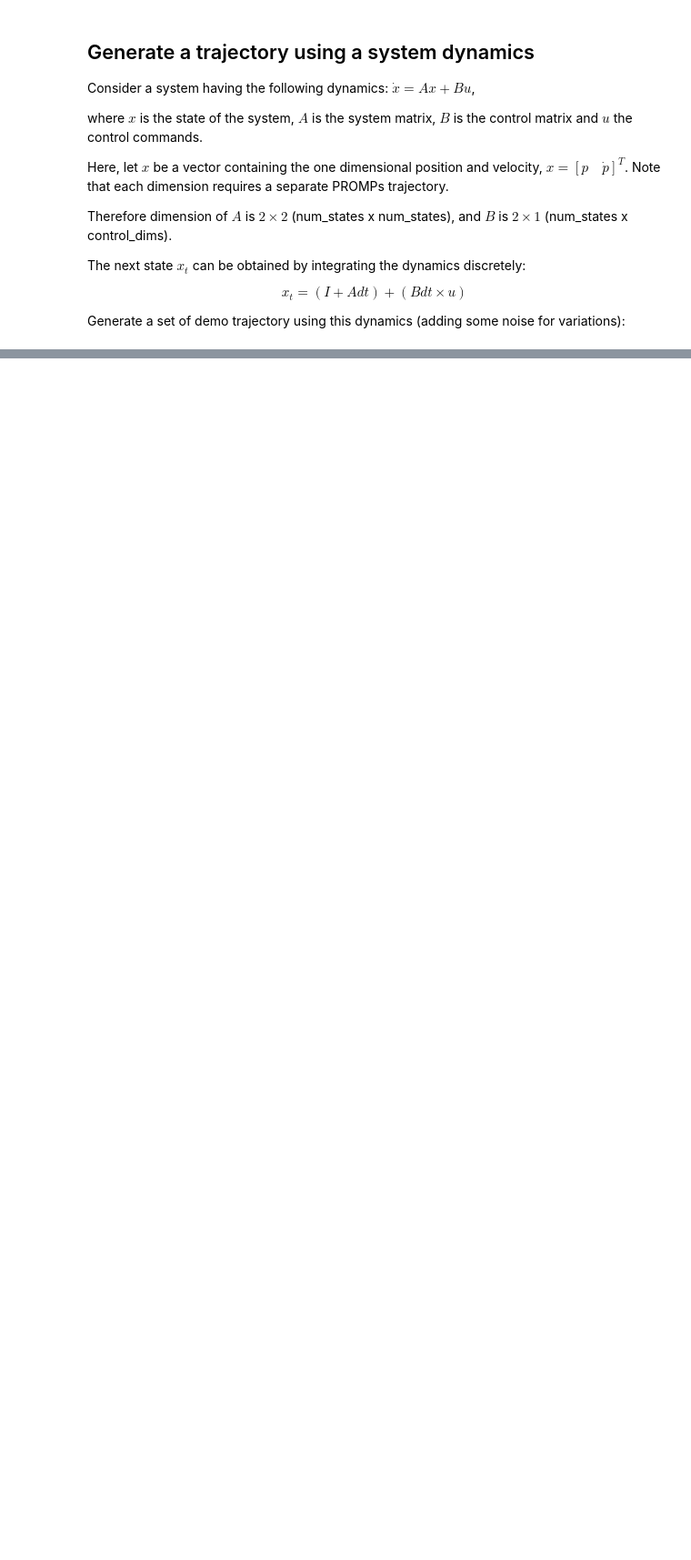
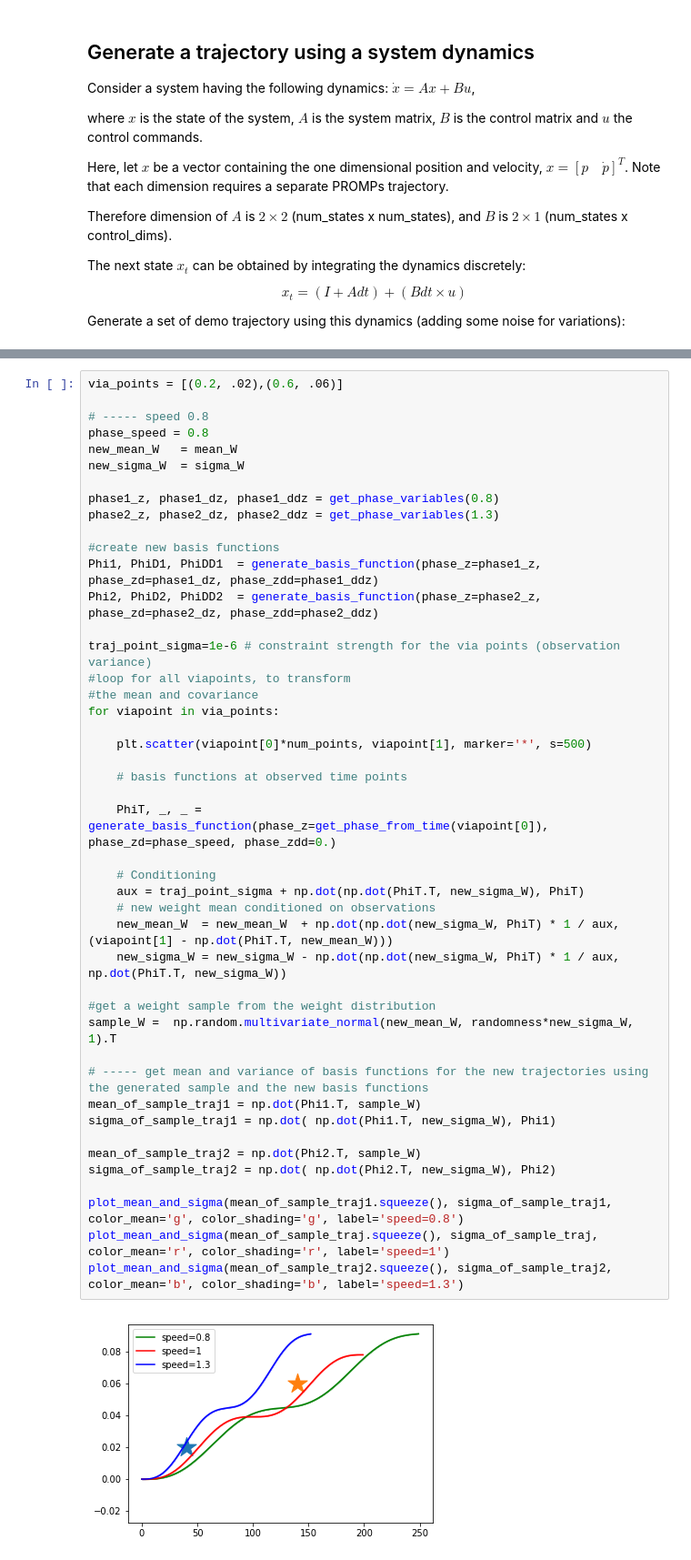
Before and after one commit to justagist/promps_learn, a Jupyter notebook: notebook/promps_demo.ipynb, the cells around one changed output, grey strips where cells are left out. Shown: that part at 91% size. Drawn from its saved outputs; the diff is of its cells as text; blank space fills up the shorter version.

```diff
--- a/notebook/promps_demo.ipynb
+++ b/notebook/promps_demo.ipynb
@@ -73,0 +295,47 @@ plt.plot(demo_list[0])
+# %%
+via_points = [(0.2, .02),(0.6, .06)]
+
+# ----- speed 0.8
+phase_speed = 0.8
+new_mean_W   = mean_W
+new_sigma_W  = sigma_W
+
+phase1_z, phase1_dz, phase1_ddz = get_phase_variables(0.8)
+phase2_z, phase2_dz, phase2_ddz = get_phase_variables(1.3)
+
+#create new basis functions
+Phi1, PhiD1, PhiDD1  = generate_basis_function(phase_z=phase1_z, phase_zd=phase1_dz, phase_zdd=phase1_ddz)
+Phi2, PhiD2, PhiDD2  = generate_basis_function(phase_z=phase2_z, phase_zd=phase2_dz, phase_zdd=phase2_ddz)
+
+traj_point_sigma=1e-6 # constraint strength for the via points (observation variance)
+#loop for all viapoints, to transform
+#the mean and covariance
+for viapoint in via_points:
+
+    plt.scatter(viapoint[0]*num_points, viapoint[1], marker='*', s=500)
+
+    # basis functions at observed time points
+
+    PhiT, _, _ = generate_basis_function(phase_z=get_phase_from_time(viapoint[0]), phase_zd=phase_speed, phase_zdd=0.)
+
+    # Conditioning
+    aux = traj_point_sigma + np.dot(np.dot(PhiT.T, new_sigma_W), PhiT)
+    # new weight mean conditioned on observations
+    new_mean_W  = new_mean_W  + np.dot(np.dot(new_sigma_W, PhiT) * 1 / aux, (viapoint[1] - np.dot(PhiT.T, new_mean_W)))
+    new_sigma_W = new_sigma_W - np.dot(np.dot(new_sigma_W, PhiT) * 1 / aux, np.dot(PhiT.T, new_sigma_W))
+
+#get a weight sample from the weight distribution
+sample_W =  np.random.multivariate_normal(new_mean_W, randomness*new_sigma_W, 1).T
+
+# ----- get mean and variance of basis functions for the new trajectories using the generated sample and the new basis functions
+mean_of_sample_traj1 = np.dot(Phi1.T, sample_W)
+sigma_of_sample_traj1 = np.dot( np.dot(Phi1.T, new_sigma_W), Phi1)
+
+mean_of_sample_traj2 = np.dot(Phi2.T, sample_W)
+sigma_of_sample_traj2 = np.dot( np.dot(Phi2.T, new_sigma_W), Phi2)
+
+plot_mean_and_sigma(mean_of_sample_traj1.squeeze(), sigma_of_sample_traj1, color_mean='g', color_shading='g', label='speed=0.8')
+plot_mean_and_sigma(mean_of_sample_traj.squeeze(), sigma_of_sample_traj, color_mean='r', color_shading='r', label='speed=1')
+plot_mean_and_sigma(mean_of_sample_traj2.squeeze(), sigma_of_sample_traj2, color_mean='b', color_shading='b', label='speed=1.3')
+# %% [output]
+[figure, added]
```
Also changed, not shown: parts of 17 cells of this notebook, 3 other files.
